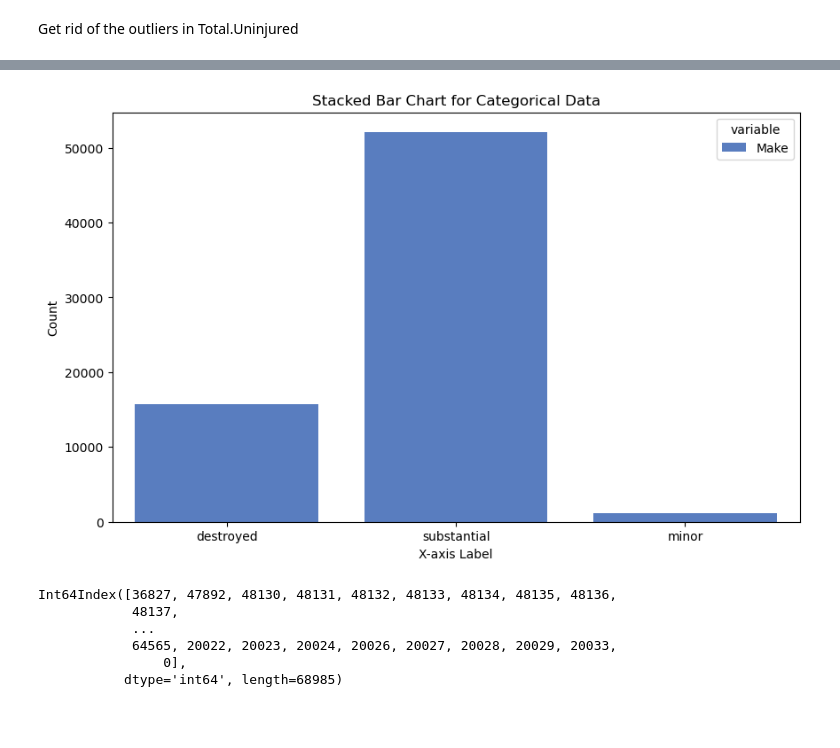
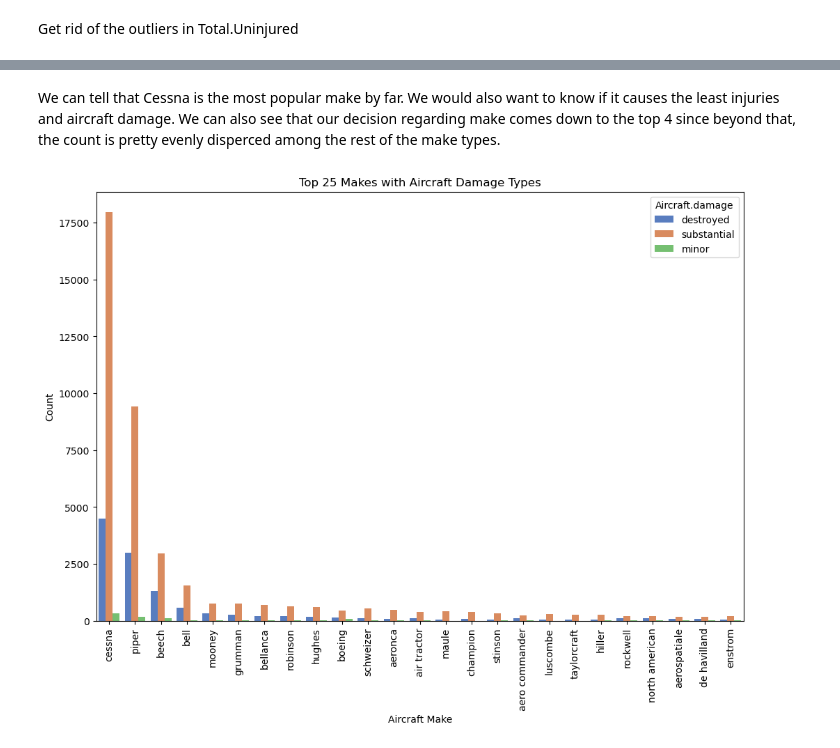
Before and after one commit to erankova/Fortune-Inc-Aviation-Analysis, a Jupyter notebook: Exploration.ipynb, the cells around one changed output, grey strips where cells are left out. Drawn from its saved outputs; the diff is of its cells as text; code cells hidden in the pictures; blank space fills up the shorter version.

```diff
--- a/Exploration.ipynb
+++ b/Exploration.ipynb
@@ -795,7 +795,7 @@ Name: Purpose.of.flight, dtype: float64
 
 for value in ad:
     if ad['Make'].str.contains('boeing').any():
-        ad.loc[ad['Make'].str.contains('fatal'), 'Make'] = 'boeing'
+        ad.loc[ad['Make'].str.contains('boeing'), 'Make'] = 'boeing'
 
 ad['Make'].value_counts(normalize=True)
 # %% [output]
@@ -1164,7 +1150,7 @@ Looks like it makes sense to get rid of outliers with values >4
 
 ad_6 = ad_5.copy()
 
-mask = ad_6['Total.Uninjured'] < 5
+mask = ad_6['Total.Uninjured'] < 8
 ad_6 = ad_6[mask]
 
 print(f"Value Count Check:\n{ad_6['Total.Uninjured'].value_counts()}")
@@ -1267,0 +1180,20 @@ plot_histogram(
+# %%
+# Get the top 25 'Make' and see which aircrafts are most popular
+top25_make_names = ad_6['Make'].value_counts().nlargest(25).index
+
+# Filter the DataFrame to include only the top 25 'Make' values
+top25_make_data = ad_6[ad_6['Make'].isin(top25_make_names)]
+
+# Count occurrences of each 'Make'
+make_counts = top25_make_data['Make'].value_counts()
+
+#Plot
+fig, ax = plt.subplots()
+
+plt.bar(make_counts.index, make_counts.values)
+
+plt.xlabel('Aircraft Make')
+plt.ylabel('Count')
+plt.title('Aircraft Popularity')
+plt.xticks(rotation=45, ha='right')  # Rotate x-axis labels for better visibility
+plt.show()
@@ -1268,32 +1202,22 @@ plot_histogram(
+# %% [markdown]
+We can tell that Cessna is the most popular make by far. We would also want to know if it causes the least injuries and aircraft damage. We can also see that our decision regarding make comes down to the top 4 since beyond that, the count is pretty evenly disperced among the rest of the make types.
 # %%
-# Assuming 'df' is your DataFrame with categorical data
-# and columns 'Category1', 'Category2', 'Category3'
+# Visualize top 25 'Make' with 'Aircraft.damage'
 
-# Melt the DataFrame to have a 'variable' column
-df_melted = pd.melt(ad_6, id_vars=['Aircraft.damage'], value_vars=['Make'])
+# Get the order of 'Make' based on count in descending order
+make_order = top25_make_data['Make'].value_counts().index
 
-# Create a stacked bar chart
-plt.figure(figsize=(10, 6))
-sns.countplot(x='Aircraft.damage', hue='variable', data=df_melted, palette='muted')
+# Create a grouped bar chart comparing 'Make' and 'Aircraft.damage'
+plt.figure(figsize=(12, 8))
+sns.countplot(x='Make', hue='Aircraft.damage', data=top25_make_data, palette='muted', order=make_order)
 
 # Add labels and title
-plt.xlabel('X-axis Label')
+plt.xlabel('Aircraft Make')
 plt.ylabel('Count')
-plt.title('Stacked Bar Chart for Categorical Data')
+plt.title('Top 25 Makes with Aircraft Damage Types')
+plt.xticks(rotation=90)
 
 # Show the plot
 plt.show()
 # %% [output]
-[figure, old version]
+[figure, new version]
-# %%
-top_make = ad_6['Make'].value_counts().index[:50]
-top_make
-top_damage = ad_6['Aircraft.damage'].sort_values(ascending=False).index
-top_damage
-# %% [output]
-Int64Index([36827, 47892, 48130, 48131, 48132, 48133, 48134, 48135, 48136,
-            48137,
-            ...
-            64565, 20022, 20023, 20024, 20026, 20027, 20028, 20029, 20033,
-                0],
-           dtype='int64', length=68985)
```
Also changed, not shown: parts of 25 cells of this notebook, 2 other files.
